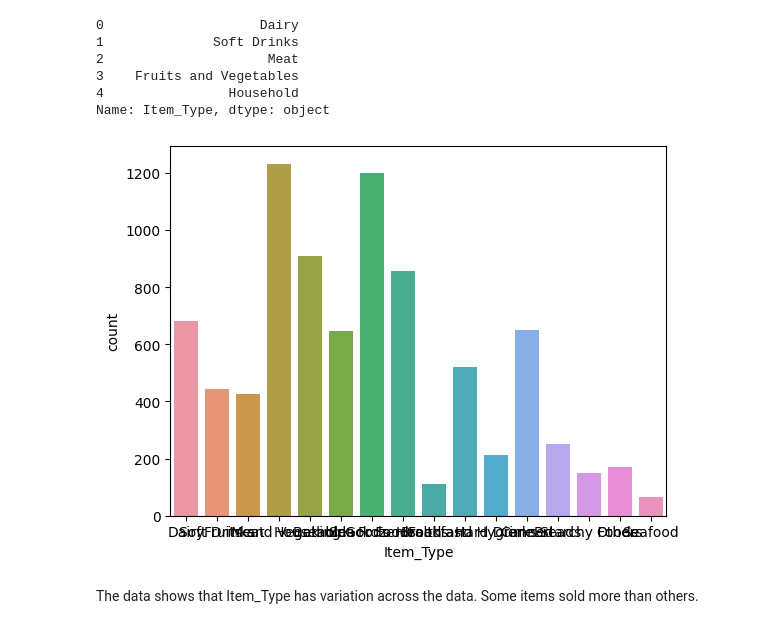
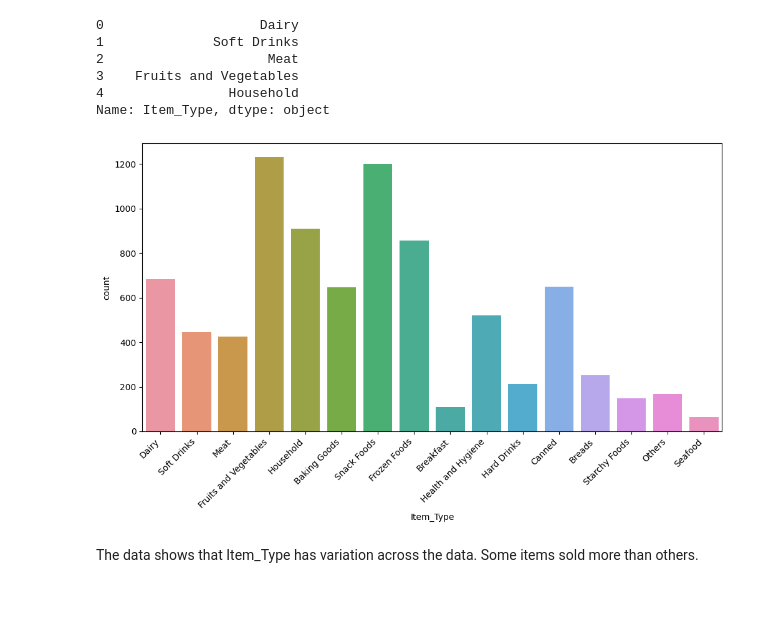
Before and after one commit to ddy623/Prediction-of-Product-Sales, a Jupyter notebook: Prediction_of_Product_Sales.ipynb, the cells around one changed output. Drawn from its saved outputs; the diff is of its cells as text; code cells hidden in the pictures; blank space fills up the shorter version.

```diff
--- a/Prediction_of_Product_Sales.ipynb
+++ b/Prediction_of_Product_Sales.ipynb
@@ -361,9 +361,12 @@ Name: Item_Type, dtype: object
 # %%
 #Create a countplot for categorical data
 # Seaborn countplot
-ax = sns.countplot(data=df, x="Item_Type")
+fig, ax = plt.subplots(figsize=(12, 6))
+sns.countplot(data=df, x='Item_Type', ax=ax)
+ax.set_xticklabels(ax.get_xticklabels(), rotation=45, horizontalalignment='right')
+plt.show()
 # %% [output]
-[figure, old version]
+[figure, new version]
 # %% [markdown]
 The data shows that Item_Type has variation across the data.  Some items sold more than others.
 # %%
```
Also changed, not shown: parts of 2 cells of this notebook.
